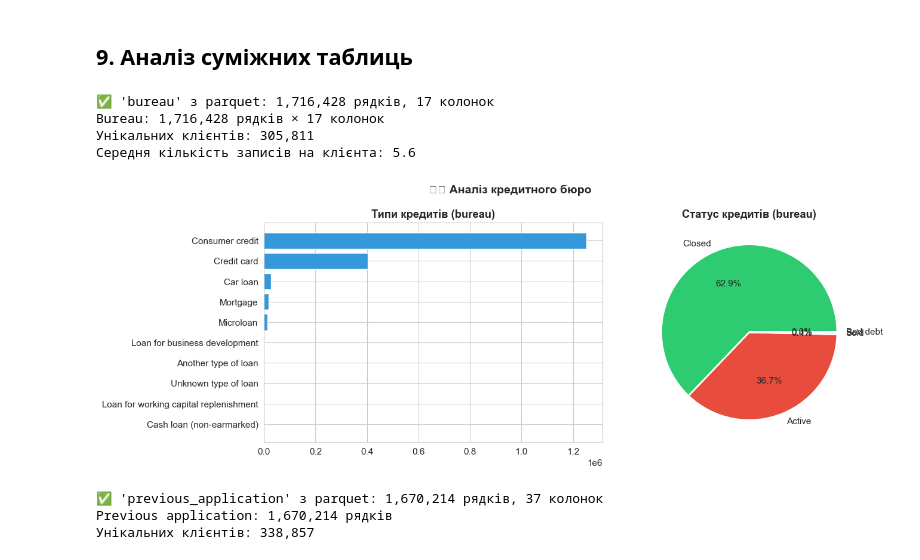
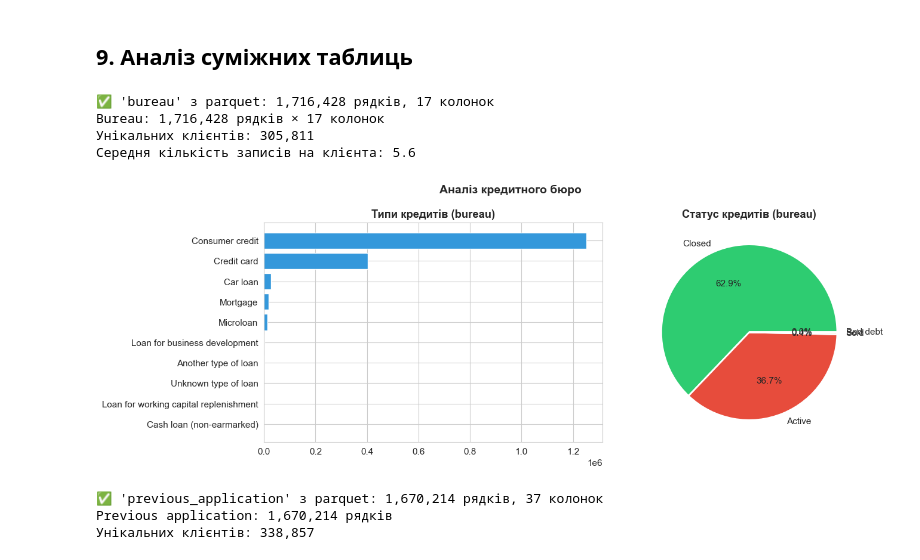
Before and after one commit to Chuchman-Dima/Home-Credit-Default-Risk, a Jupyter notebook: notebooks/EDA.ipynb, the cells around one changed output. Cells and saved outputs as stored; diff of their text form; code cells hidden in the pictures.

```diff
--- a/notebooks/EDA.ipynb
+++ b/notebooks/EDA.ipynb
@@ -430,35 +428,35 @@ ext_source_3: кореляція з TARGET = -0.1789
 # %%
 # Bureau - кредитна історія
 bureau = load_local('bureau')
 bureau.columns = [c.lower() for c in bureau.columns]
 
 print(f'Bureau: {bureau.shape[0]:,} рядків × {bureau.shape[1]} колонок')
 print(f'Унікальних клієнтів: {bureau["sk_id_curr"].nunique():,}')
 print(f'Середня кількість записів на клієнта: {bureau.groupby("sk_id_curr").size().mean():.1f}')
 
 # Типи кредитів
 fig, axes = plt.subplots(1, 2, figsize=(14, 5))
 
 credit_type_counts = bureau['credit_type'].value_counts().head(10)
 axes[0].barh(credit_type_counts.index[::-1], credit_type_counts.values[::-1], color='#3498db')
 axes[0].set_title('Типи кредитів (bureau)', fontweight='bold')
 
 credit_active = bureau['credit_active'].value_counts()
 axes[1].pie(credit_active.values, labels=credit_active.index,
             autopct='%1.1f%%', colors=['#2ecc71', '#e74c3c', '#f39c12', '#3498db'],
             wedgeprops={'edgecolor': 'white', 'linewidth': 2})
 axes[1].set_title('Статус кредитів (bureau)', fontweight='bold')
 
-plt.suptitle('🏛️ Аналіз кредитного бюро', fontsize=14, fontweight='bold')
+plt.suptitle('Аналіз кредитного бюро', fontsize=14, fontweight='bold')
 plt.tight_layout()
 plt.savefig('../models/plots/bureau_analysis.png', bbox_inches='tight', dpi=150)
 plt.show()
 # %% [output]
 ✅ 'bureau' з parquet: 1,716,428 рядків, 17 колонок
 Bureau: 1,716,428 рядків × 17 колонок
 Унікальних клієнтів: 305,811
 Середня кількість записів на клієнта: 5.6
-[figure, old version]
+[figure, new version]
 # %%
 # Previous Applications
 prev = load_local('previous_application')
```
Also changed, not shown: parts of 13 cells of this notebook, 9 other files.
